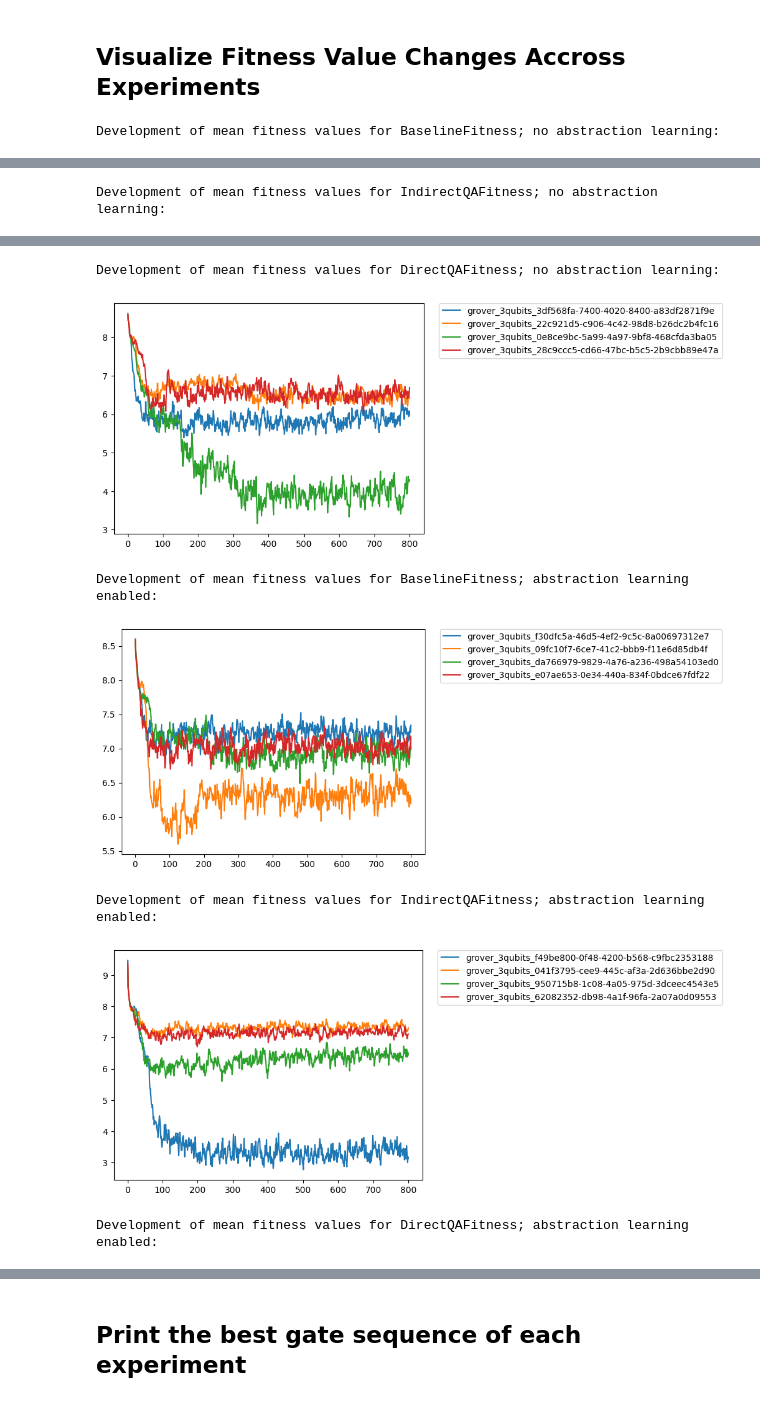
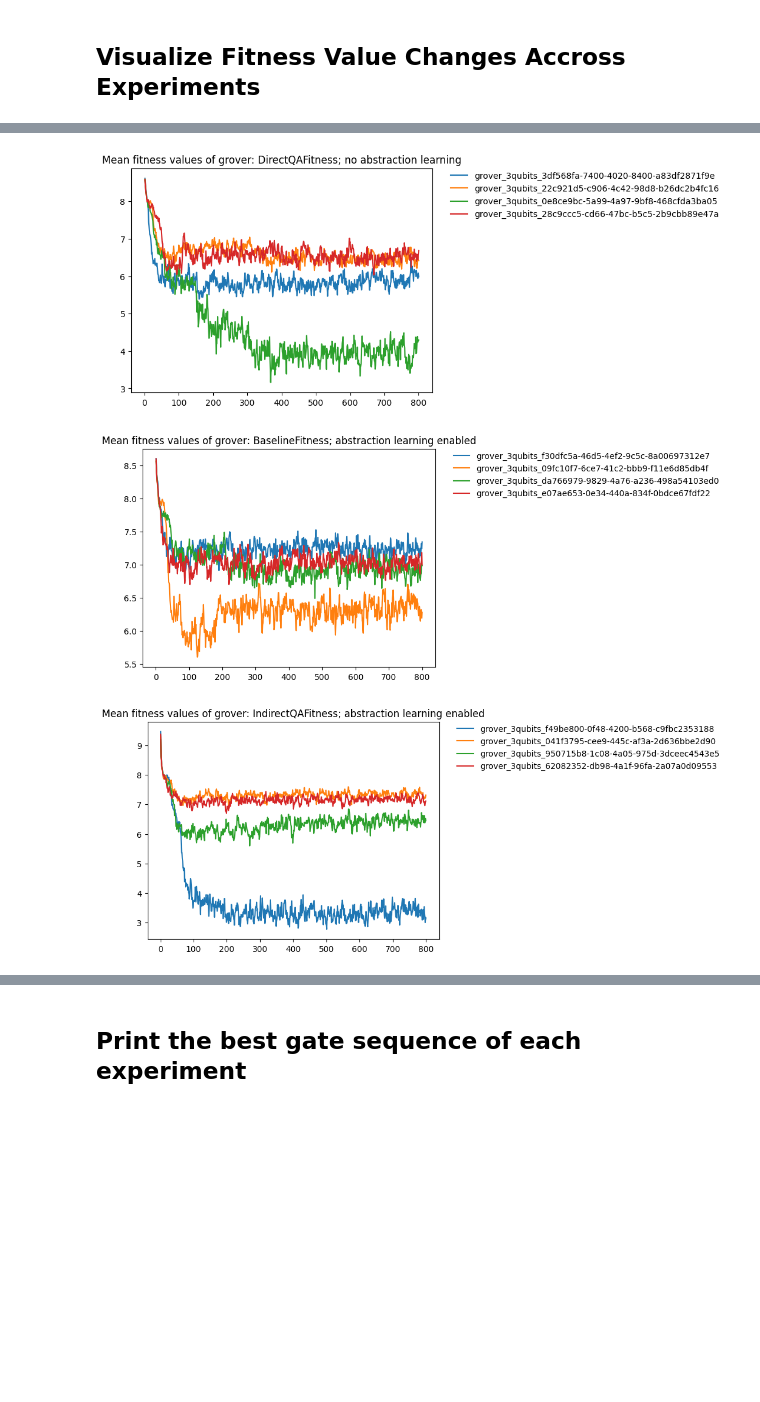
Before and after one commit to westoun/gp4qc, a Jupyter notebook: evaluation.ipynb, the cells around one changed output, grey strips where cells are left out. Drawn from its saved outputs; the diff is of its cells as text; code cells hidden in the pictures; blank space fills up the shorter version.

```diff
--- a/evaluation.ipynb
+++ b/evaluation.ipynb
@@ -158,8 +158,8 @@ for configuration in configurations:
         ax.plot(current_fitness_values["generation"], current_fitness_values["mean_fitness_value"])
         ax = plt.subplot()
 
-    print(f"Development of mean fitness values for {configuration}:")
-    plt.legend(legend, bbox_to_anchor=(1.05, 1), loc='upper left', borderaxespad=0)
+    plt.legend(legend, bbox_to_anchor=(1.05, 1), loc='upper left', borderaxespad=0, framealpha=0)
+    plt.title(f"Mean fitness values of {EVALUATION_CASE}: {configuration}")
+    plt.savefig(f"results/{EVALUATION_CASE}_{configuration}_mean.png", bbox_inches='tight', transparent=True)
     plt.show()
 # %% [output]
-Development of mean fitness values for BaselineFitness; no abstraction learning:
@@ -167 +166,0 @@ Development of mean fitness values for BaselineFitness; no abstraction learning:
-Development of mean fitness values for IndirectQAFitness; no abstraction learning:
@@ -169,7 +168,3 @@ Development of mean fitness values for IndirectQAFitness; no abstraction learnin
-Development of mean fitness values for DirectQAFitness; no abstraction learning:
-[figure, old version]
+[figure, new version]
-Development of mean fitness values for BaselineFitness; abstraction learning enabled:
-[figure, old version]
+[figure, new version]
-Development of mean fitness values for IndirectQAFitness; abstraction learning enabled:
-[figure, old version]
+[figure, new version]
-Development of mean fitness values for DirectQAFitness; abstraction learning enabled:
```
Also changed, not shown: parts of 2 cells of this notebook.
